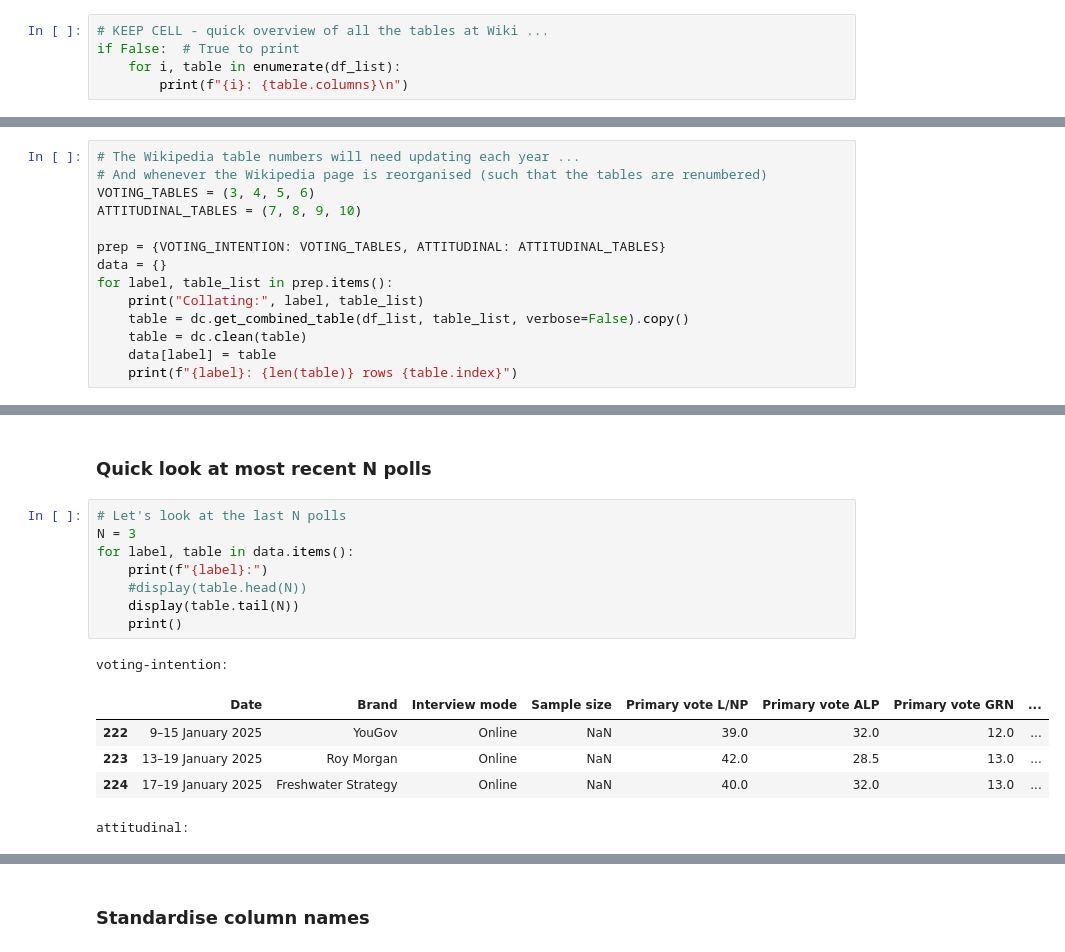
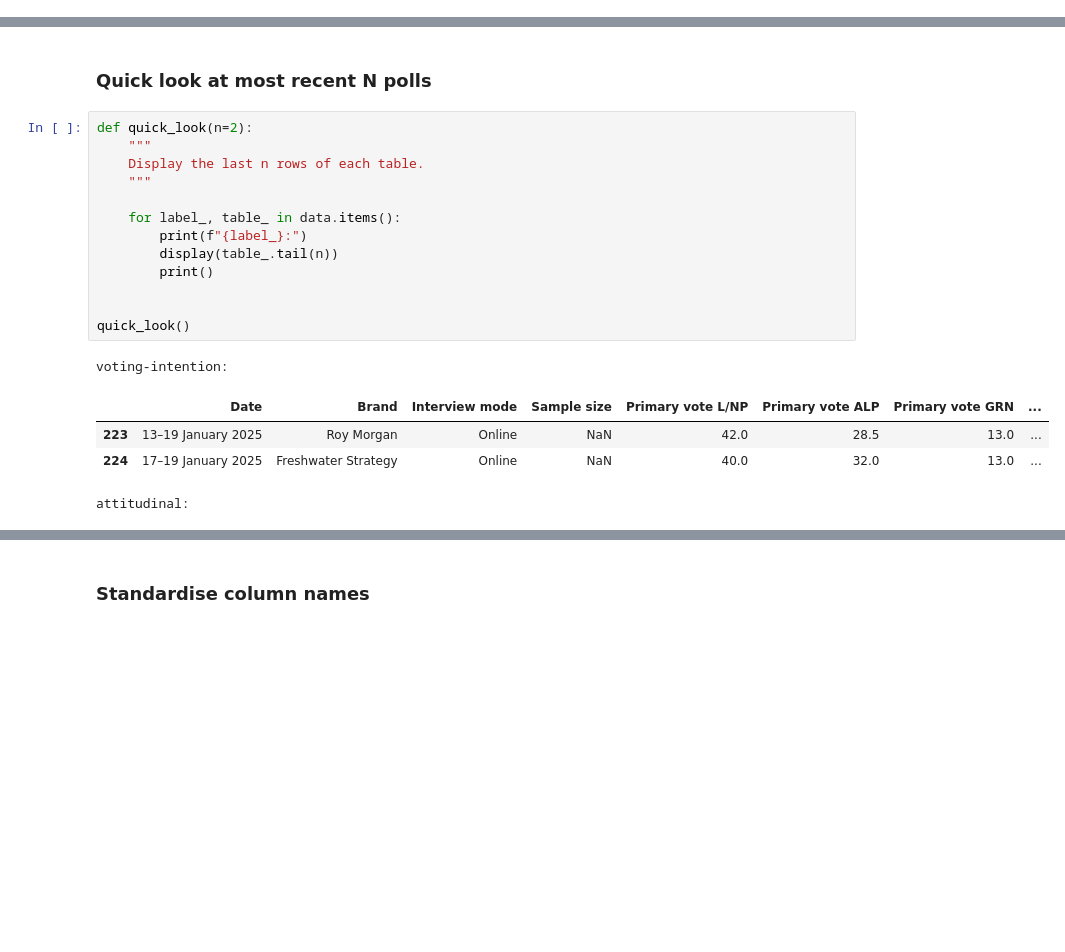
Before and after one commit to bpalmer4/Australian-Federal-Election-2025, a Jupyter notebook: notebooks/_data_capture.ipynb, the cells around one changed output, grey strips where cells are left out. Saved outputs shown, nothing was run; the diff lists cells and outputs as text; blank space fills up the shorter version.

Commit message:
Started linting code for data collection

```diff
--- a/notebooks/_data_capture.ipynb
+++ b/notebooks/_data_capture.ipynb
@@ -39,5 +28,0 @@ Total number of tables on page: 42
-# %%
-# KEEP CELL - quick overview of all the tables at Wiki ...
-if False:  # True to print
-    for i, table in enumerate(df_list):
-        print(f"{i}: {table.columns}\n")
@@ -49,14 +28,0 @@ calendar year. These tables will need to be updated below each year`m
-# %%
-# The Wikipedia table numbers will need updating each year ...
-# And whenever the Wikipedia page is reorganised (such that the tables are renumbered)
-VOTING_TABLES = (3, 4, 5, 6)
-ATTITUDINAL_TABLES = (7, 8, 9, 10)
-
-prep = {VOTING_INTENTION: VOTING_TABLES, ATTITUDINAL: ATTITUDINAL_TABLES}
-data = {}
-for label, table_list in prep.items():
-    print("Collating:", label, table_list)
-    table = dc.get_combined_table(df_list, table_list, verbose=False).copy()
-    table = dc.clean(table)
-    data[label] = table
-    print(f"{label}: {len(table)} rows {table.index}")
@@ -68,17 +84,21 @@ attitudinal: 127 rows RangeIndex(start=0, stop=127, step=1)
 # %% [markdown]
 ### Quick look at most recent N polls
 # %%
-# Let's look at the last N polls
-N = 3
-for label, table in data.items():
-    print(f"{label}:")
-    #display(table.head(N))
-    display(table.tail(N))
-    print()
+def quick_look(n=2):
+    """
+    Display the last n rows of each table.
+    """
+
+    for label_, table_ in data.items():
+        print(f"{label_}:")
+        display(table_.tail(n))
+        print()
+
+
+quick_look()
 # %% [output]
 voting-intention:
 |  | Date | Brand | Interview mode | Sample size | Primary vote L/NP | Primary vote ALP | Primary vote GRN | ... |
-| 222 | 9–15 January 2025 | YouGov | Online | NaN | 39.0 | 32.0 | 12.0 | ... |
 | 223 | 13–19 January 2025 | Roy Morgan | Online | NaN | 42.0 | 28.5 | 13.0 | ... |
 | 224 | 17–19 January 2025 | Freshwater Strategy | Online | NaN | 40.0 | 32.0 | 13.0 | ... |
 attitudinal:
```
Also changed, not shown: parts of 11 cells of this notebook, 1 other file.
